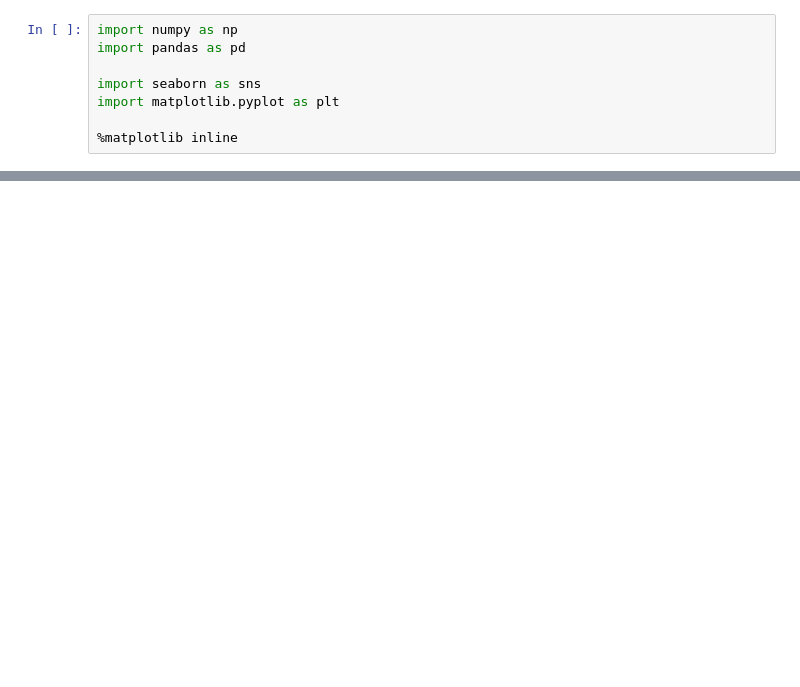
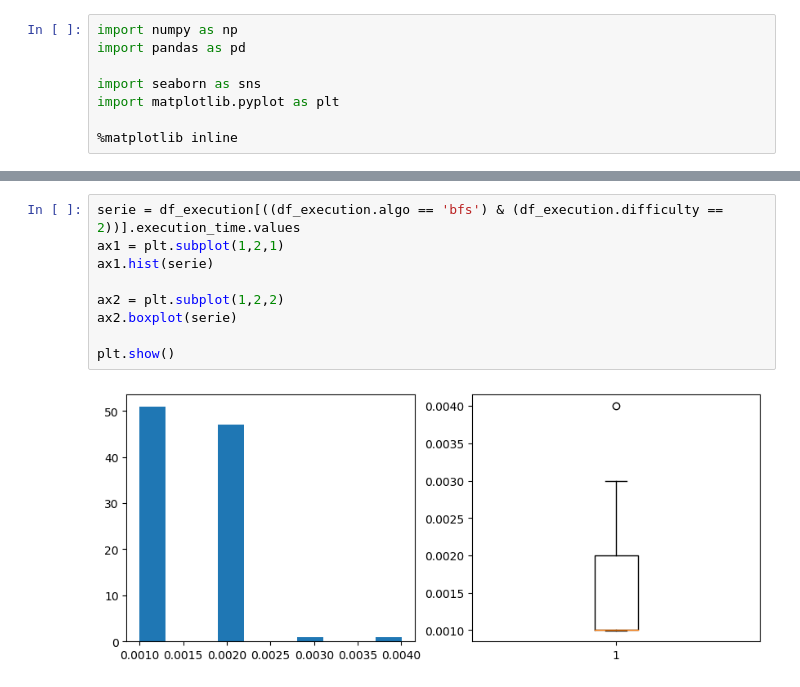
Before and after one commit to elielalbuquerque/sudoku-python, a Jupyter notebook: EDA results.ipynb, the cells around one changed output, grey strips where cells are left out. Drawn from its saved outputs; the diff is of its cells as text; blank space fills up the shorter version.

```diff
--- a/EDA results.ipynb
+++ b/EDA results.ipynb
@@ -66,0 +78,11 @@ df_execution[df_execution.algo=='a_star'][['execution_time', 'difficulty']].grou
+# %%
+serie = df_execution[((df_execution.algo == 'bfs') & (df_execution.difficulty == 2))].execution_time.values
+ax1 = plt.subplot(1,2,1)
+ax1.hist(serie)
+
+ax2 = plt.subplot(1,2,2)
+ax2.boxplot(serie)
+
+plt.show()
+# %% [output]
+[figure, added]
```
Also changed, not shown: parts of 6 cells of this notebook.
